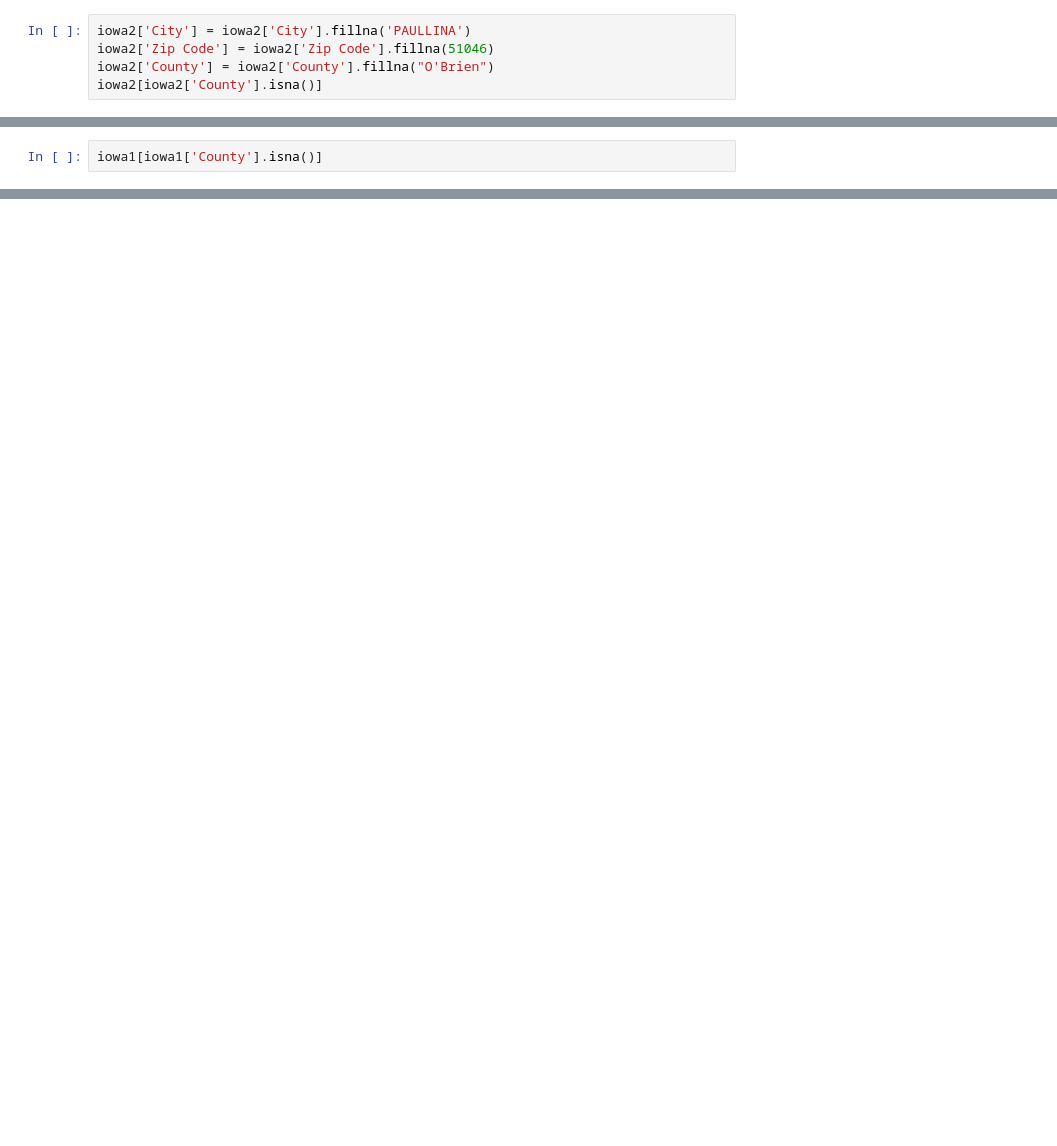
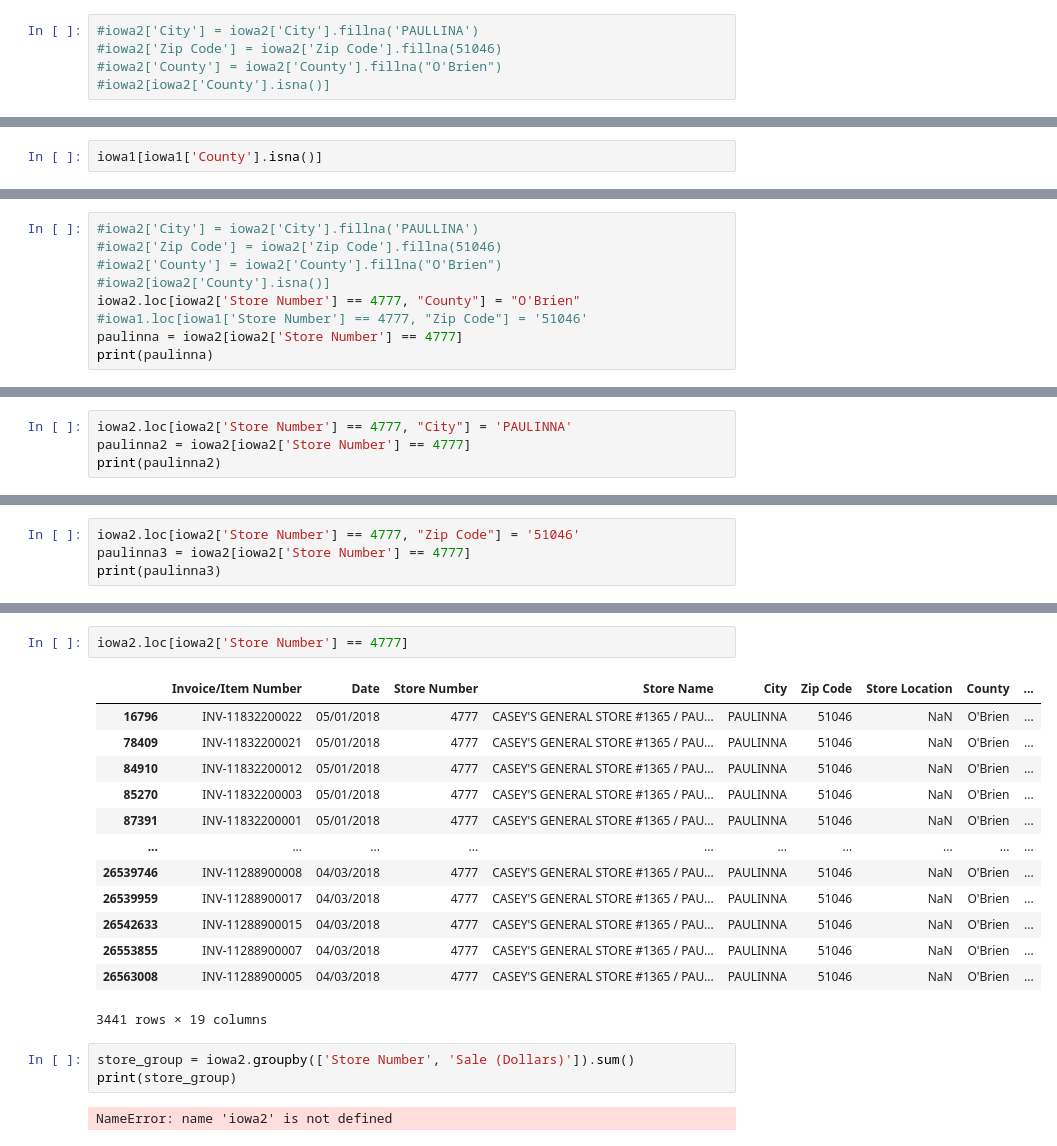
Before and after one commit to antrodtx/Iowa_liquor_Sales, a Jupyter notebook: IOWA_PROJECT.ipynb, the cells around one changed output, grey strips where cells are left out. Saved outputs shown, nothing was run; the diff lists cells and outputs as text; blank space fills up the shorter version.

```diff
--- a/IOWA_PROJECT.ipynb
+++ b/IOWA_PROJECT.ipynb
@@ -161,8 +145,8 @@ memory usage: 3.8+ GB
 # %%
-iowa2['City'] = iowa2['City'].fillna('PAULLINA')
-iowa2['Zip Code'] = iowa2['Zip Code'].fillna(51046)
-iowa2['County'] = iowa2['County'].fillna("O'Brien")
-iowa2[iowa2['County'].isna()]
+#iowa2['City'] = iowa2['City'].fillna('PAULLINA')
+#iowa2['Zip Code'] = iowa2['Zip Code'].fillna(51046)
+#iowa2['County'] = iowa2['County'].fillna("O'Brien")
+#iowa2[iowa2['County'].isna()]
 # %% [output]
 |  | Invoice/Item Number | Date | Store Number | Store Name | City | Zip Code | Store Location | County | ... |
 # %%
@@ -211,0 +273,9 @@ iowa1[iowa1['County'].isna()]
+# %%
+#iowa2['City'] = iowa2['City'].fillna('PAULLINA')
+#iowa2['Zip Code'] = iowa2['Zip Code'].fillna(51046)
+#iowa2['County'] = iowa2['County'].fillna("O'Brien")
+#iowa2[iowa2['County'].isna()]
+iowa2.loc[iowa2['Store Number'] == 4777, "County"] = "O'Brien"
+#iowa1.loc[iowa1['Store Number'] == 4777, "Zip Code"] = '51046'
+paulinna = iowa2[iowa2['Store Number'] == 4777]
+print(paulinna)
@@ -211,0 +300,4 @@ iowa1[iowa1['County'].isna()]
+# %%
+iowa2.loc[iowa2['Store Number'] == 4777, "City"] = 'PAULINNA'
+paulinna2 = iowa2[iowa2['Store Number'] == 4777]
+print(paulinna2)
@@ -211,0 +322,4 @@ iowa1[iowa1['County'].isna()]
+# %%
+iowa2.loc[iowa2['Store Number'] == 4777, "Zip Code"] = '51046'
+paulinna3 = iowa2[iowa2['Store Number'] == 4777]
+print(paulinna3)
@@ -211,0 +344,21 @@ iowa1[iowa1['County'].isna()]
+# %%
+iowa2.loc[iowa2['Store Number'] == 4777]
+# %% [output]
+|  | Invoice/Item Number | Date | Store Number | Store Name | City | Zip Code | Store Location | County | ... |
+| 16796 | INV-11832200022 | 05/01/2018 | 4777 | CASEY'S GENERAL STORE #1365 / PAU... | PAULINNA | 51046 | NaN | O'Brien | ... |
+| 78409 | INV-11832200021 | 05/01/2018 | 4777 | CASEY'S GENERAL STORE #1365 / PAU... | PAULINNA | 51046 | NaN | O'Brien | ... |
+| 84910 | INV-11832200012 | 05/01/2018 | 4777 | CASEY'S GENERAL STORE #1365 / PAU... | PAULINNA | 51046 | NaN | O'Brien | ... |
+| 85270 | INV-11832200003 | 05/01/2018 | 4777 | CASEY'S GENERAL STORE #1365 / PAU... | PAULINNA | 51046 | NaN | O'Brien | ... |
+| 87391 | INV-11832200001 | 05/01/2018 | 4777 | CASEY'S GENERAL STORE #1365 / PAU... | PAULINNA | 51046 | NaN | O'Brien | ... |
+| ... | ... | ... | ... | ... | ... | ... | ... | ... | ... |
+| 26539746 | INV-11288900008 | 04/03/2018 | 4777 | CASEY'S GENERAL STORE #1365 / PAU... | PAULINNA | 51046 | NaN | O'Brien | ... |
+| 26539959 | INV-11288900017 | 04/03/2018 | 4777 | CASEY'S GENERAL STORE #1365 / PAU... | PAULINNA | 51046 | NaN | O'Brien | ... |
+| 26542633 | INV-11288900015 | 04/03/2018 | 4777 | CASEY'S GENERAL STORE #1365 / PAU... | PAULINNA | 51046 | NaN | O'Brien | ... |
+| 26553855 | INV-11288900007 | 04/03/2018 | 4777 | CASEY'S GENERAL STORE #1365 / PAU... | PAULINNA | 51046 | NaN | O'Brien | ... |
+| 26563008 | INV-11288900005 | 04/03/2018 | 4777 | CASEY'S GENERAL STORE #1365 / PAU... | PAULINNA | 51046 | NaN | O'Brien | ... |
+3441 rows × 19 columns
+# %%
+store_group = iowa2.groupby(['Store Number', 'Sale (Dollars)']).sum()
+print(store_group)
+# %% [output]
+NameError: name 'iowa2' is not defined
```
Also changed, not shown: parts of 11 cells of this notebook.
